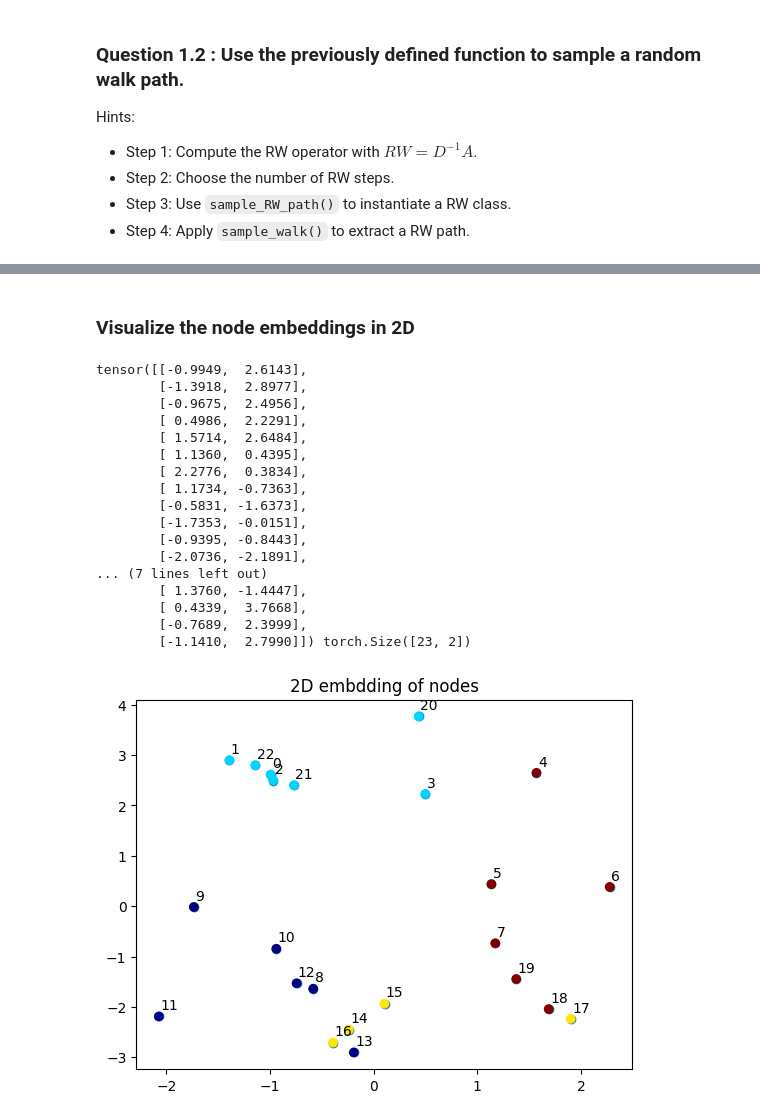
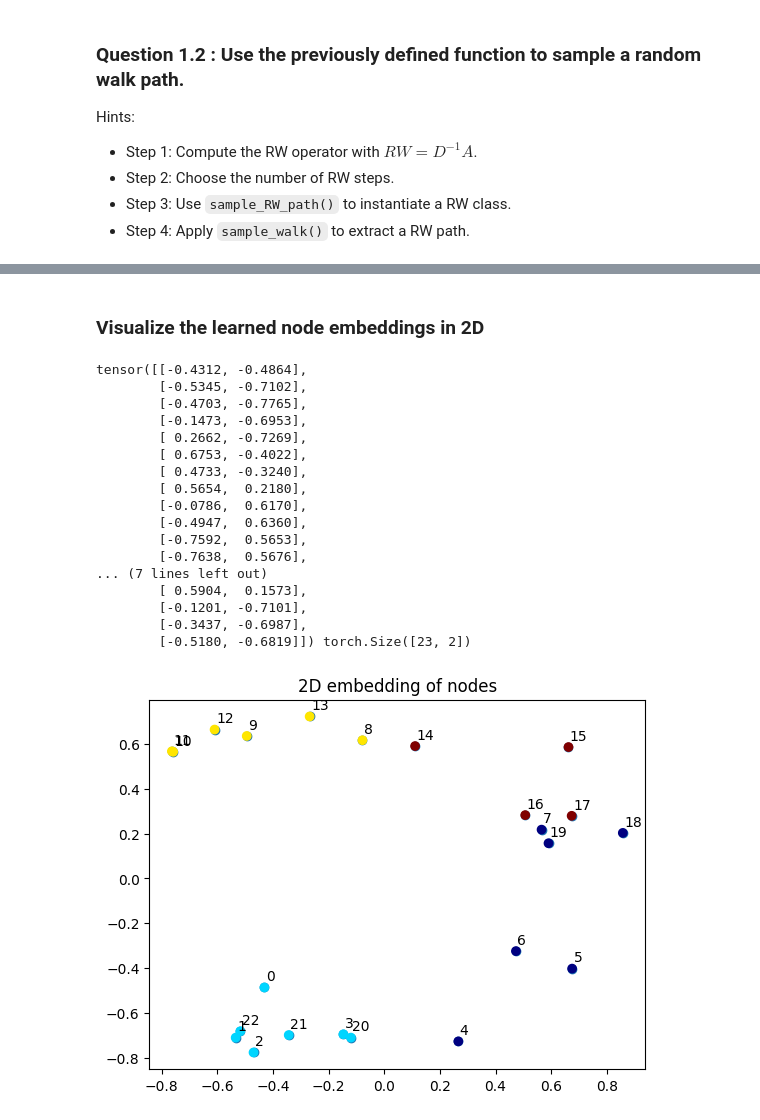
Before and after one commit to xbresson/CS5284_2026, a Jupyter notebook: 05_Shallow_Learning/code04_solution.ipynb, the cells around one changed output, grey strips where cells are left out. Drawn from its saved outputs; the diff is of its cells as text; code cells hidden in the pictures.

```diff
--- a/05_Shallow_Learning/code04_solution.ipynb
+++ b/05_Shallow_Learning/code04_solution.ipynb
@@ -164,0 +239,25 @@ plt.show()
+# %%
+num_nodes = A.size(0)
+
+########################################
+# YOUR CODE START
+########################################
+
+# Hyperparameters
+hidden_dim = 2       # 2D only for visualization in this lab
+window_size = 2     # context-window radius along the random walk
+num_negative = 4    # number of negative samples per positive pair
+
+# Remove net if it exists
+try:
+    del net
+except NameError:
+    pass
+
+net = deepwalk_net(num_nodes, hidden_dim, num_negative, window_size)
+
+########################################
+# YOUR CODE END
+########################################
+
+print(net)
@@ -229,15 +270,0 @@ Instructions:
-# %%
-num_nodes = A.size(0)
-
-########################################
-# YOUR CODE START
-########################################
-
-# select num_negative = num_RW_steps/4
-net = deepwalk_net(num_nodes, 2, num_RW_steps//4)
-
-########################################
-# YOUR CODE END
-########################################
-
-print(net)
@@ -288,37 +307,38 @@ for iter in range(300):
 # %% [markdown]
-### Visualize the node embeddings in 2D
+### Visualize the learned node embeddings in 2D
 # %%
 # Visualize the 2D coordinates of the node embeddings
 x = net.node_embedding.weight.detach()
 print(x,x.size())
 
 # plot 2D coordinates
 fig = plt.figure()
 ax = fig.add_subplot(111)
 ax.scatter(x[:,0], x[:,1])
 idx = list(range(num_nodes))
+C = compute_ncut(A.long(), 4)
 ax.scatter(x[:,0], x[:,1], c=C, cmap='jet')
 for i, txt in enumerate(idx):
     ax.annotate(txt, (x[:,0][i], x[:,1][i]), textcoords="offset points", xytext=(1,5))
-ax.title.set_text('2D embdding of nodes')
+ax.title.set_text('2D embedding of nodes')
 plt.show()
 # %% [output]
-tensor([[-0.9949,  2.6143],
-        [-1.3918,  2.8977],
-        [-0.9675,  2.4956],
-        [ 0.4986,  2.2291],
-        [ 1.5714,  2.6484],
-        [ 1.1360,  0.4395],
-        [ 2.2776,  0.3834],
-        [ 1.1734, -0.7363],
-        [-0.5831, -1.6373],
-        [-1.7353, -0.0151],
-        [-0.9395, -0.8443],
-        [-2.0736, -2.1891],
+tensor([[-0.4312, -0.4864],
+        [-0.5345, -0.7102],
+        [-0.4703, -0.7765],
+        [-0.1473, -0.6953],
+        [ 0.2662, -0.7269],
+        [ 0.6753, -0.4022],
+        [ 0.4733, -0.3240],
+        [ 0.5654,  0.2180],
+        [-0.0786,  0.6170],
+        [-0.4947,  0.6360],
+        [-0.7592,  0.5653],
+        [-0.7638,  0.5676],
 ... (7 lines left out)
-        [ 1.3760, -1.4447],
-        [ 0.4339,  3.7668],
-        [-0.7689,  2.3999],
-        [-1.1410,  2.7990]]) torch.Size([23, 2])
+        [ 0.5904,  0.1573],
+        [-0.1201, -0.7101],
+        [-0.3437, -0.6987],
+        [-0.5180, -0.6819]]) torch.Size([23, 2])
-[figure, old version]
+[figure, new version]
 # %% [markdown]
```
Also changed, not shown: parts of 20 cells of this notebook, 7 other files.
